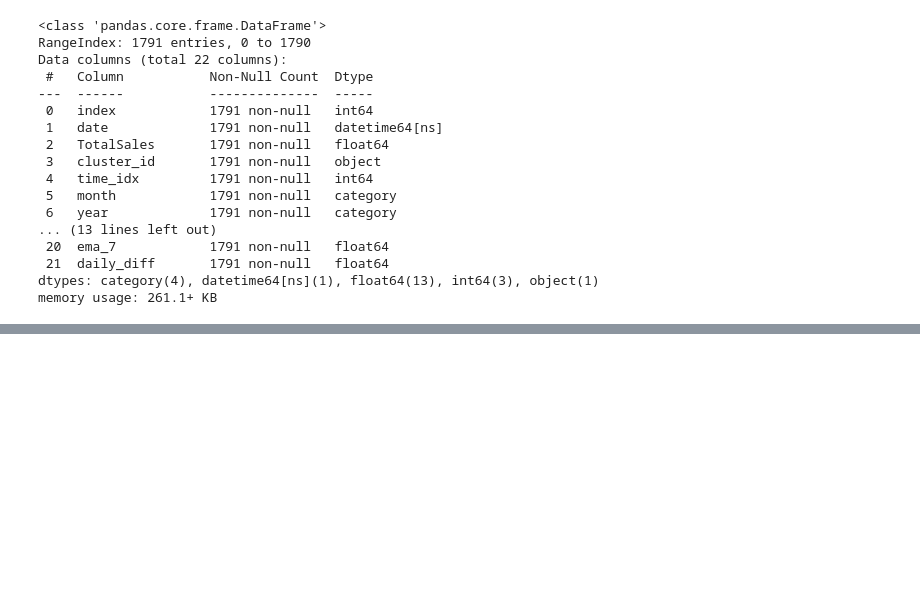
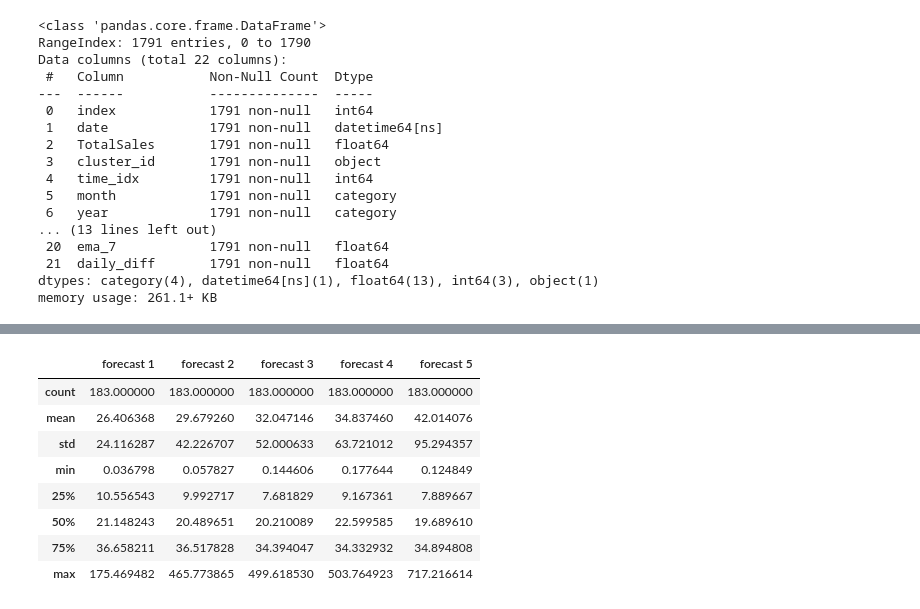
Before and after one commit to Gaurav0502/daily-sales-forecasting, a Jupyter notebook: modelling.ipynb, the cells around one changed output, grey strips where cells are left out. Saved outputs shown, nothing was run; the diff lists cells and outputs as text; code cells hidden in the pictures; blank space fills up the shorter version.

```diff
--- a/modelling.ipynb
+++ b/modelling.ipynb
@@ -83,0 +246,12 @@ memory usage: 261.1+ KB
+# %%
+e.mape_df.describe()
+# %% [output]
+|  | forecast 1 | forecast 2 | forecast 3 | forecast 4 | forecast 5 |
+| count | 183.000000 | 183.000000 | 183.000000 | 183.000000 | 183.000000 |
+| mean | 26.406368 | 29.679260 | 32.047146 | 34.837460 | 42.014076 |
+| std | 24.116287 | 42.226707 | 52.000633 | 63.721012 | 95.294357 |
+| min | 0.036798 | 0.057827 | 0.144606 | 0.177644 | 0.124849 |
+| 25% | 10.556543 | 9.992717 | 7.681829 | 9.167361 | 7.889667 |
+| 50% | 21.148243 | 20.489651 | 20.210089 | 22.599585 | 19.689610 |
+| 75% | 36.658211 | 36.517828 | 34.394047 | 34.332932 | 34.894808 |
+| max | 175.469482 | 465.773865 | 499.618530 | 503.764923 | 717.216614 |
```
Also changed, not shown: parts of 9 cells of this notebook.
